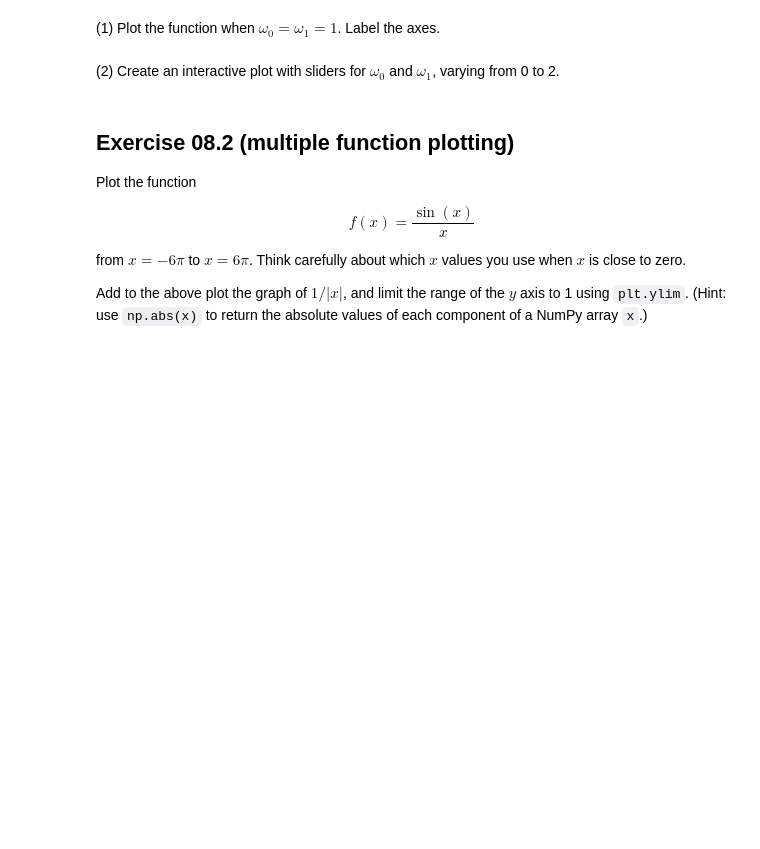
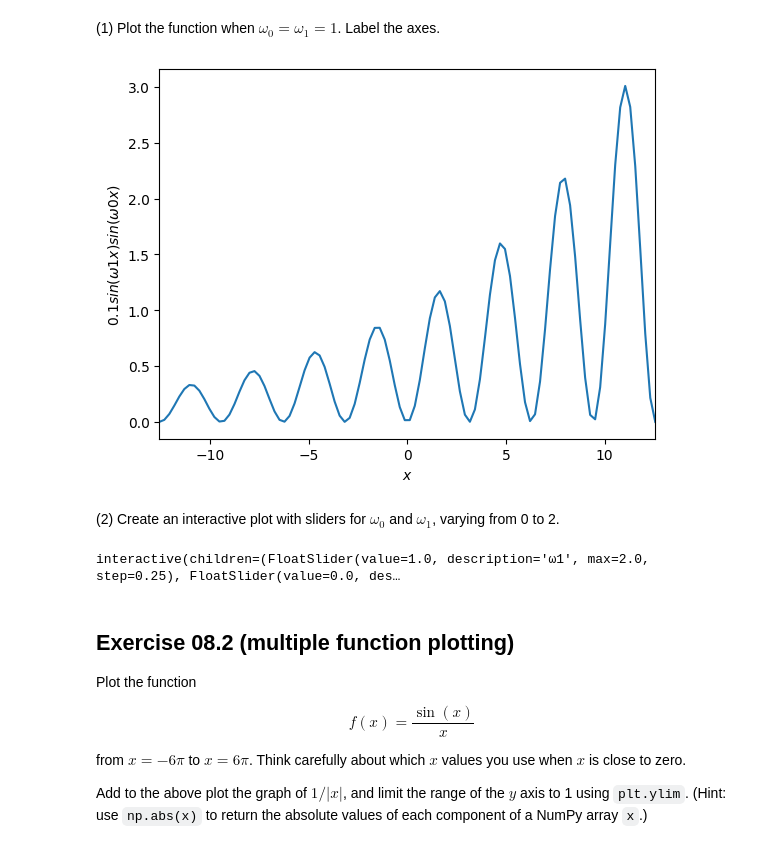
Before and after one commit to hg543-web/PartIA-Computing-Michaelmas_hg543, a Jupyter notebook: Exercises/08 Exercises.ipynb, the cells around one changed output. Saved outputs shown, nothing was run; the diff lists cells and outputs as text; code cells hidden in the pictures; blank space fills up the shorter version.

```diff
--- a/Exercises/08 Exercises.ipynb
+++ b/Exercises/08 Exercises.ipynb
@@ -16,9 +16,19 @@ from $x = -4\pi$ to $x = 4\pi$.
 (1) Plot the function when $\omega_{0} = \omega_{1} = 1$. Label the axes.
 # %%
 num_points = 100
-x = np.linspace(-4 * np.pi, 4 * np.pi, num=num_points)
+x = np.linspace(-4 * np.pi, 4 * np.pi, num=num_points) #num=num_points=100 increases the step count of the graph compared to default
 
-f = np.exp(x / 10) * np.sin(x) * np.sin(x)
+f = np.exp(x / 10) * np.sin(x) * np.sin(x) # the equation given
 ...
+plt.plot(x, np.exp(x / 10) * np.sin(x) * np.sin(x)) # x,y
+
+plt.xlim(x[0], x[-1]) # setting x-limits for neatness
+plt.xlabel('$x$')
+plt.ylabel('$0.1sin(ω1x)sin(ω0x)$') # subscript?
+plt.xlabel('$x$')
+
+plt.show()
+# %% [output]
+[figure, added]
 # %% [markdown]
 (2) Create an interactive plot with sliders for $\omega_{0}$ and $\omega_{1}$, varying from 0 to 2.
@@ -29,3 +35,21 @@ from ipywidgets import interact
+# %%
+from ipywidgets import interact
+
+...
+def plot(ω1 = 1, ω0 = 0):
+    x = np.linspace(-4 * np.pi, 4 * np.pi, num=num_points)
+
+    plt.plot(x, np.exp(x / 10) * np.sin(ω1*x) * np.sin(ω0*x), label="$\f(x)$")
+
+    plt.xlim(x[0], x[-1])
+    plt.xlabel('$x$')
+    plt.ylabel('$0.1sin(ω1x)sin(ω0x)$')
+    plt.title(r"$\omega1$ = {}, $\omega0$ = {}".format(ω1,ω0)) # title changes based on ω1 and ω0
+
+    plt.show()
+interact(plot, ω1=(0, 2, 0.25), ω0=(0, 2, 0.25));
+# %% [output]
+interactive(children=(FloatSlider(value=1.0, description='ω1', max=2.0, step=0.25), FloatSlider(value=0.0, des…
 # %% [markdown]
 ## Exercise 08.2 (multiple function plotting)
 
```
Also changed, not shown: parts of 12 cells of this notebook, 1 other file.
